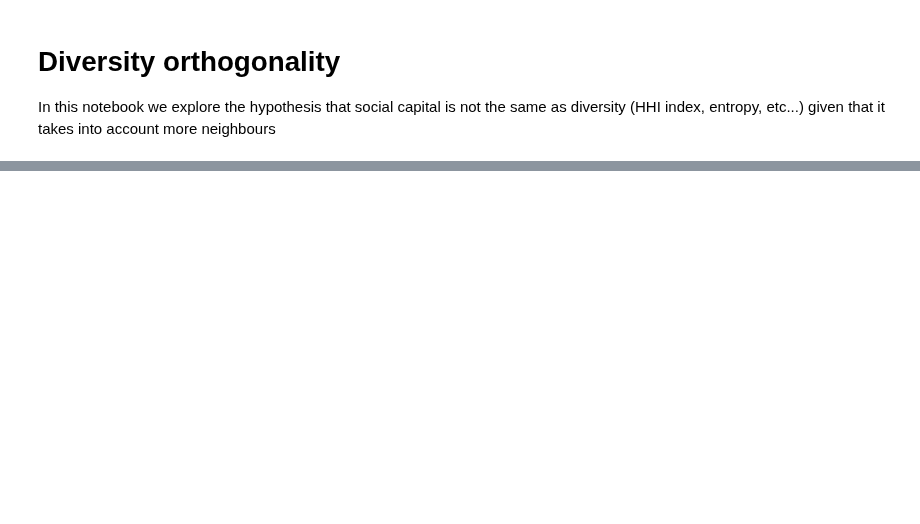
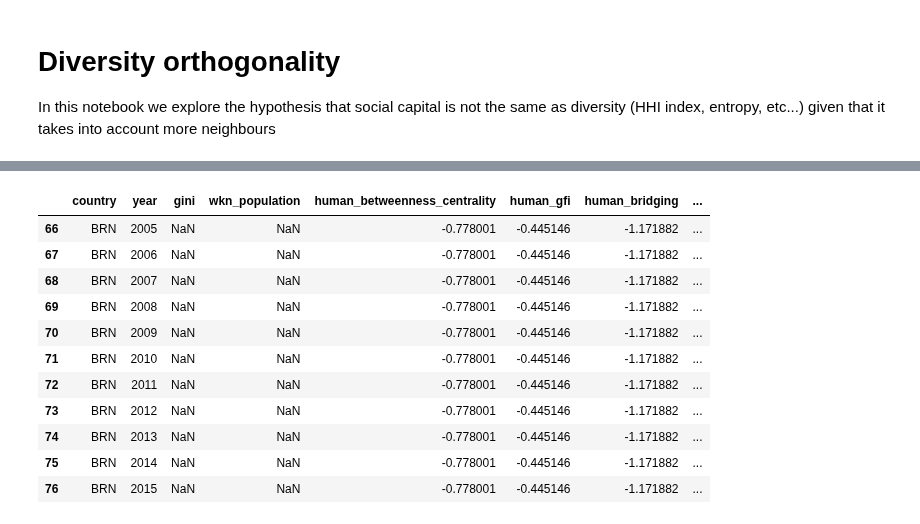
Before and after one commit to jaimeoliver1/social_capital_in_trade_networks, a Jupyter notebook: notebooks/07_diversity_orthogonality.ipynb, the cells around one changed output, grey strips where cells are left out. Saved outputs shown, nothing was run; the diff lists cells and outputs as text; code cells hidden in the pictures; blank space fills up the shorter version.

```diff
--- a/notebooks/07_diversity_orthogonality.ipynb
+++ b/notebooks/07_diversity_orthogonality.ipynb
@@ -61,3 +81,19 @@ df_correlations
+# %%
+df.loc[(df['human_hhi'].isnull()) & (df.country == 'BRN'), ['country', 'year', 'gini', 'wkn_population','human_betweenness_centrality', 'human_gfi', 'human_bridging',
+       'human_favor', 'human_hhi', 'financial_hhi'] ]
+# %% [output]
+|  | country | year | gini | wkn_population | human_betweenness_centrality | human_gfi | human_bridging | ... |
+| 66 | BRN | 2005 | NaN | NaN | -0.778001 | -0.445146 | -1.171882 | ... |
+| 67 | BRN | 2006 | NaN | NaN | -0.778001 | -0.445146 | -1.171882 | ... |
+| 68 | BRN | 2007 | NaN | NaN | -0.778001 | -0.445146 | -1.171882 | ... |
+| 69 | BRN | 2008 | NaN | NaN | -0.778001 | -0.445146 | -1.171882 | ... |
+| 70 | BRN | 2009 | NaN | NaN | -0.778001 | -0.445146 | -1.171882 | ... |
+| 71 | BRN | 2010 | NaN | NaN | -0.778001 | -0.445146 | -1.171882 | ... |
+| 72 | BRN | 2011 | NaN | NaN | -0.778001 | -0.445146 | -1.171882 | ... |
+| 73 | BRN | 2012 | NaN | NaN | -0.778001 | -0.445146 | -1.171882 | ... |
+| 74 | BRN | 2013 | NaN | NaN | -0.778001 | -0.445146 | -1.171882 | ... |
+| 75 | BRN | 2014 | NaN | NaN | -0.778001 | -0.445146 | -1.171882 | ... |
+| 76 | BRN | 2015 | NaN | NaN | -0.778001 | -0.445146 | -1.171882 | ... |
 # %%
 fig, ax = plt.subplots(figsize=(9,9))
 
```
Also changed, not shown: parts of 4 cells of this notebook, 4 other files.
